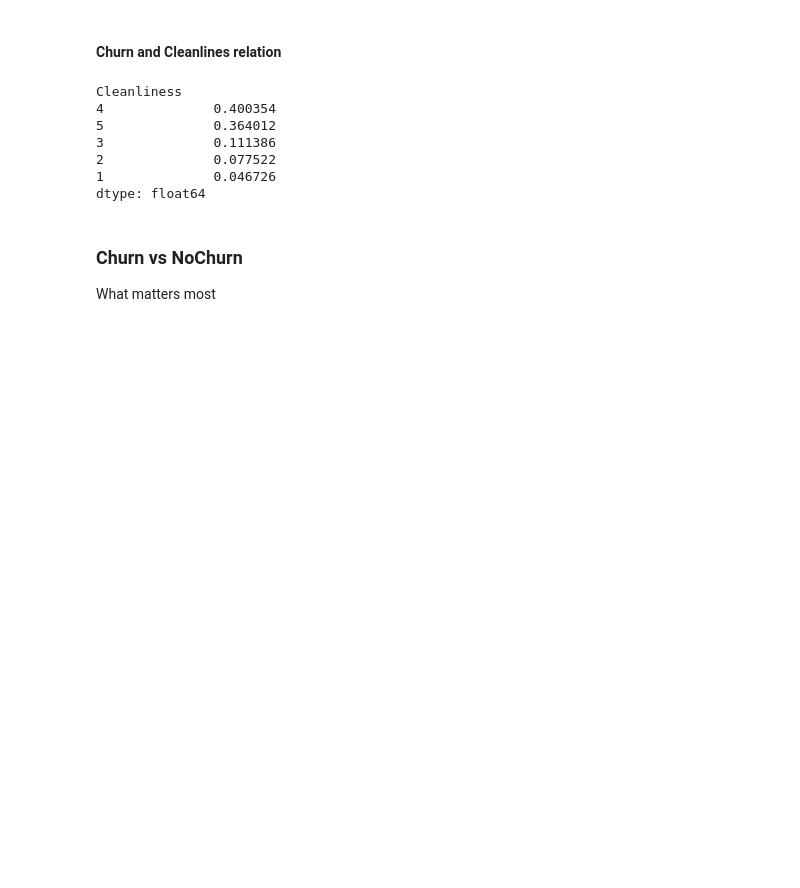
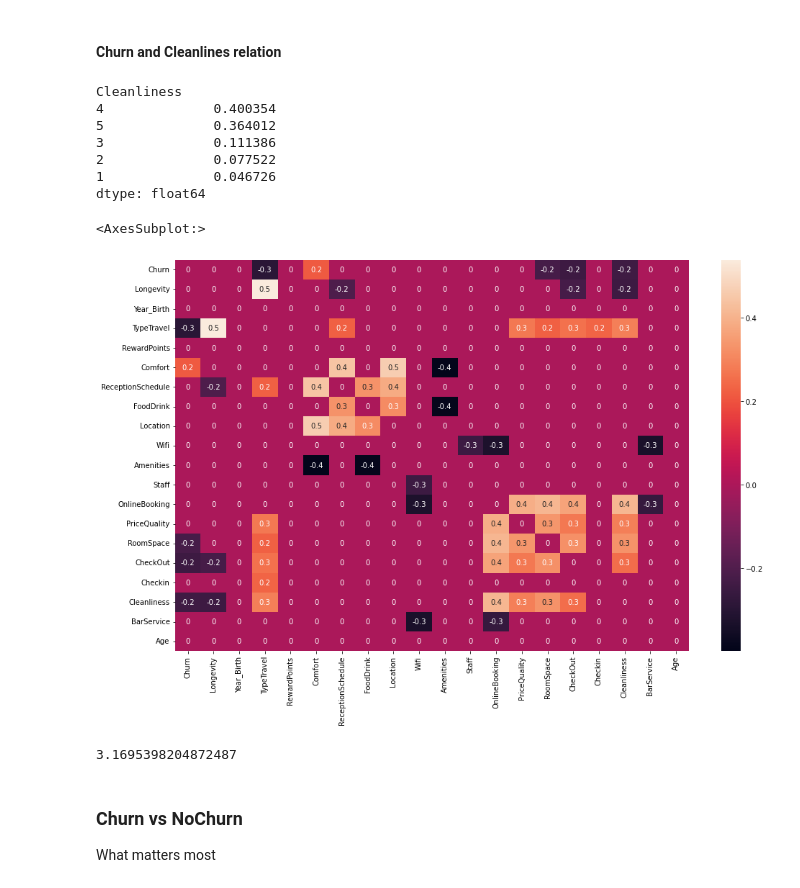
Before and after one commit to manelcbf/DSaML_Projects, a Jupyter notebook: Unsupervised_learning/Data_Science_Project_MF.ipynb, the cells around one changed output. Drawn from its saved outputs; the diff is of its cells as text; code cells hidden in the pictures; blank space fills up the shorter version.

```diff
--- a/Unsupervised_learning/Data_Science_Project_MF.ipynb
+++ b/Unsupervised_learning/Data_Science_Project_MF.ipynb
@@ -114,6 +188,18 @@ Cleanliness
 2              0.077522
 1              0.046726
 dtype: float64
+# %%
+doublerating = (db[db['RoomType']=='single'].corr(method = 'spearman')-db[db['RoomType']=='double'].corr(method = 'spearman')).applymap(lambda x: 0 if abs(x)<0.2 else x)
+figure = plt.figure(figsize=(16,10))
+sns.heatmap(doublerating, annot=True, fmt = '.1g')
+# %% [output]
+<AxesSubplot:>
+[figure, added]
+# %%
+teste=db[db['RoomType']=='double']
+teste['Wifi'].mean()
+# %% [output]
+3.1695398204872487
 # %% [markdown]
 ### Churn vs NoChurn
 What matters most
```
Also changed, not shown: parts of 9 cells of this notebook, 3 other files.
